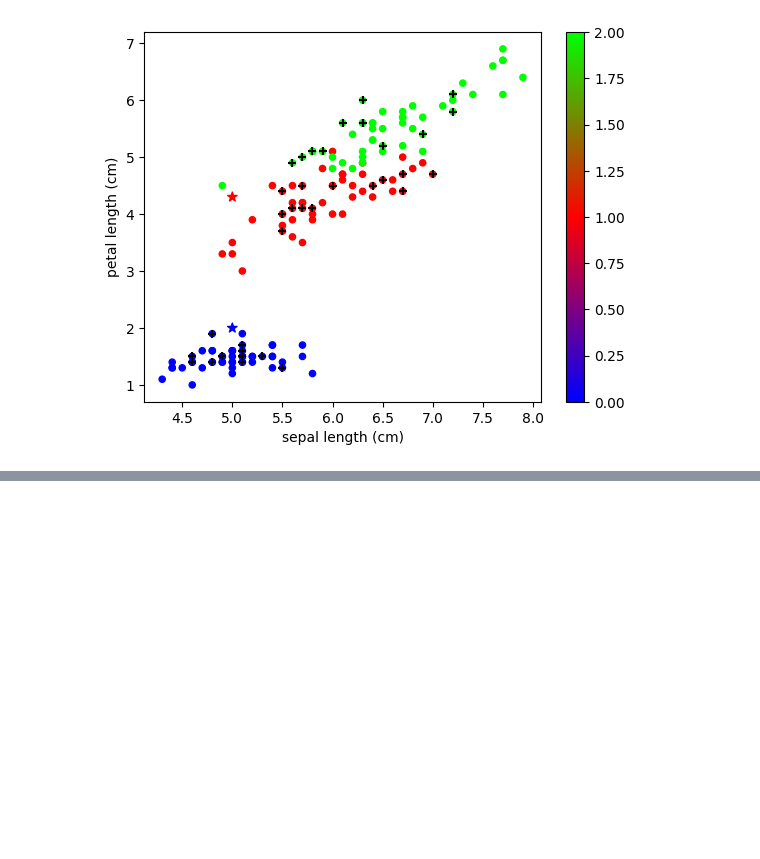
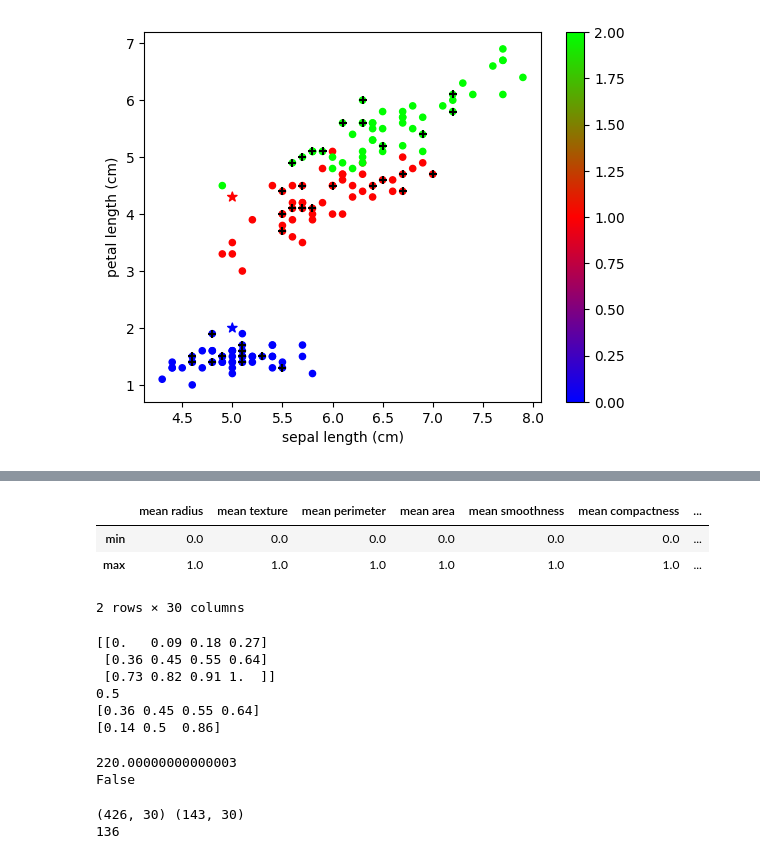
Before and after one commit to rjs424/pyml, a Jupyter notebook: test.ipynb, the cells around one changed output, grey strips where cells are left out. Drawn from its saved outputs; the diff is of its cells as text; code cells hidden in the pictures; blank space fills up the shorter version.

```diff
--- a/test.ipynb
+++ b/test.ipynb
@@ -181,0 +192,53 @@ dtype: float64
+# %%
+열별최소값 = cancer.data.min()
+열별최대값 = cancer.data.max()
+
+cancer_data_scaled = (cancer.data - 열별최소값)/(열별최대값 - 열별최소값)
+cancer_data_scaled.apply([min, max]).round(2)
+# %% [output]
+|  | mean radius | mean texture | mean perimeter | mean area | mean smoothness | mean compactness | ... |
+| min | 0.0 | 0.0 | 0.0 | 0.0 | 0.0 | 0.0 | ... |
+| max | 1.0 | 1.0 | 1.0 | 1.0 | 1.0 | 1.0 | ... |
+2 rows × 30 columns
+# %%
+samples = np.linspace(0, 1, 12).reshape(3, 4)
+print(samples.round(2))
+print(samples.mean())
+print(samples.mean(axis=0).round(2))
+print(samples.mean(axis=1).round(2))
+# %% [output]
+[[0.   0.09 0.18 0.27]
+ [0.36 0.45 0.55 0.64]
+ [0.73 0.82 0.91 1.  ]]
+0.5
+[0.36 0.45 0.55 0.64]
+[0.14 0.5  0.86]
+# %%
+print(200*1.1)
+print(200 == 200 * 1.1)
+assert np.isclose(220, 200*1.1)
+# %% [output]
+220.00000000000003
+False
+# %%
+from sklearn.preprocessing import MinMaxScaler
+
+train_data, test_data, train_target, test_target = train_test_split(cancer.data, cancer.target, test_size = 0.25, random_state = 2, stratify = cancer.target)
+
+scaler = MinMaxScaler()
+scaler.fit(train_data)
+train_data = scaler.transform(train_data)
+test_data = scaler.transform(test_data)
+
+assert np.allclose(train_data.min(axis=0), 0) and np.allclose(train_data.max(axis=0), 1)
+
+print(train_data.shape, test_data.shape)
+model = KNeighborsClassifier(n_neighbors=5)
+model.fit(train_data, train_target)
+
+예측 = model.predict(test_data)
+채점 = 예측 == test_target
+print(채점.sum())
+# %% [output]
+(426, 30) (143, 30)
+136
```
Also changed, not shown: parts of 7 cells of this notebook, 1 other file.
